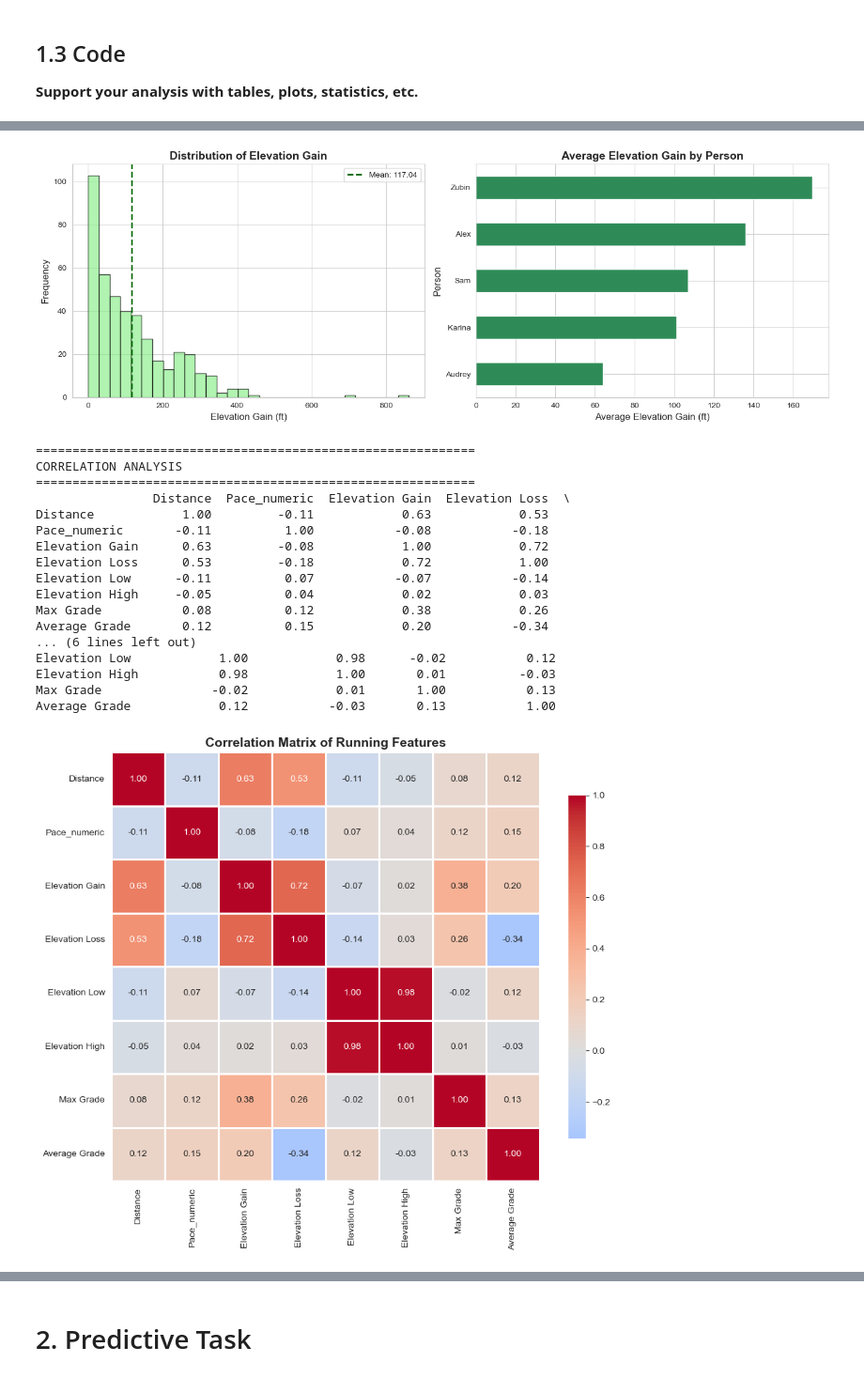
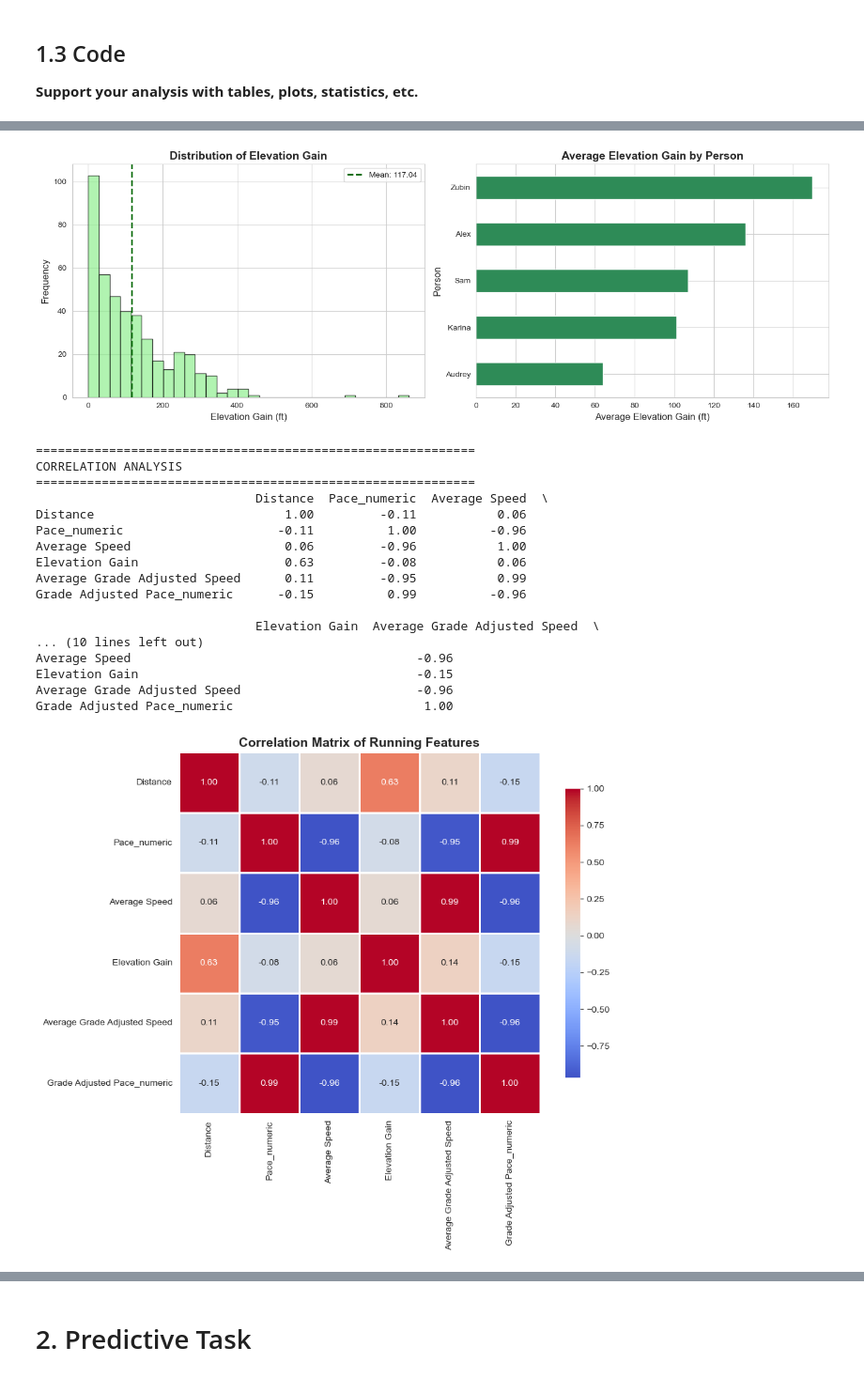
Before and after one commit to alexfrederick1/Strava, a Jupyter notebook: presentation.ipynb, the cells around one changed output, grey strips where cells are left out. Shown: that part at 94% size. Cells and saved outputs as stored; diff of their text form; code cells hidden in the pictures.

```diff
--- a/presentation.ipynb
+++ b/presentation.ipynb
@@ -244,6 +62,9 @@ import numpy as np
 # Set style for better-looking plots
 sns.set_style("whitegrid")
 plt.rcParams['figure.figsize'] = (12, 6)
+
+# Convert Activity Date to datetime for analysis
+runs['Activity Date'] = pd.to_datetime(runs['Activity Date'])
 
 # --- BASIC DATASET STATISTICS ---
 print("=" * 60)
@@ -304,8 +125,7 @@ print("=" * 60)
 summary_stats = runs.groupby('Person').agg({
     'Distance': ['mean', 'std', 'min', 'max'],
     'Pace_numeric': ['mean', 'std', 'min', 'max'],
-    'Elevation Gain': ['mean', 'std'],
-    'Average Grade': ['mean', 'std']
+    'Elevation Gain': ['mean', 'std']
 }).round(2)
 print(summary_stats)
 print()
@@ -379,8 +199,8 @@ plt.show()
 print("=" * 60)
 print("CORRELATION ANALYSIS")
 print("=" * 60)
-numeric_cols = ['Distance', 'Pace_numeric', 'Elevation Gain', 'Elevation Loss',
-                'Elevation Low', 'Elevation High', 'Max Grade', 'Average Grade']
+numeric_cols = ['Distance', 'Pace_numeric', 'Average Speed', 'Elevation Gain',
+                'Average Grade Adjusted Speed', 'Grade Adjusted Pace_numeric']
 correlation_matrix = runs[numeric_cols].corr()
 print(correlation_matrix.round(2))
 print()
@@ -408,7 +228,6 @@ plt.tight_layout()
 plt.show()
 
 # --- TEMPORAL TRENDS ---
-runs['Activity Date'] = pd.to_datetime(runs['Activity Date'])
 runs_sorted = runs.sort_values('Activity Date')
 
 plt.figure(figsize=(14, 6))
@@ -475,24 +294,24 @@ Zubin          169.54  123.70          0.03  0.20
 [figure]
 [figure]
 [figure]
 ============================================================
 CORRELATION ANALYSIS
 ============================================================
-                Distance  Pace_numeric  Elevation Gain  Elevation Loss  \
-Distance            1.00         -0.11            0.63            0.53
-Pace_numeric       -0.11          1.00           -0.08           -0.18
-Elevation Gain      0.63         -0.08            1.00            0.72
-Elevation Loss      0.53         -0.18            0.72            1.00
-Elevation Low      -0.11          0.07           -0.07           -0.14
-Elevation High     -0.05          0.04            0.02            0.03
-Max Grade           0.08          0.12            0.38            0.26
-Average Grade       0.12          0.15            0.20           -0.34
-... (6 lines left out)
-Elevation Low            1.00            0.98      -0.02           0.12
-Elevation High           0.98            1.00       0.01          -0.03
-Max Grade               -0.02            0.01       1.00           0.13
-Average Grade            0.12           -0.03       0.13           1.00
+                              Distance  Pace_numeric  Average Speed  \
+Distance                          1.00         -0.11           0.06
+Pace_numeric                     -0.11          1.00          -0.96
+Average Speed                     0.06         -0.96           1.00
+Elevation Gain                    0.63         -0.08           0.06
+Average Grade Adjusted Speed      0.11         -0.95           0.99
+Grade Adjusted Pace_numeric      -0.15          0.99          -0.96
+
+                              Elevation Gain  Average Grade Adjusted Speed  \
+... (10 lines left out)
+Average Speed                                       -0.96
+Elevation Gain                                      -0.15
+Average Grade Adjusted Speed                        -0.96
+Grade Adjusted Pace_numeric                          1.00
-[figure, old version]
+[figure, new version]
 [figure]
 [figure]
 ============================================================
```
Also changed, not shown: parts of 14 cells of this notebook, 2 other files.
